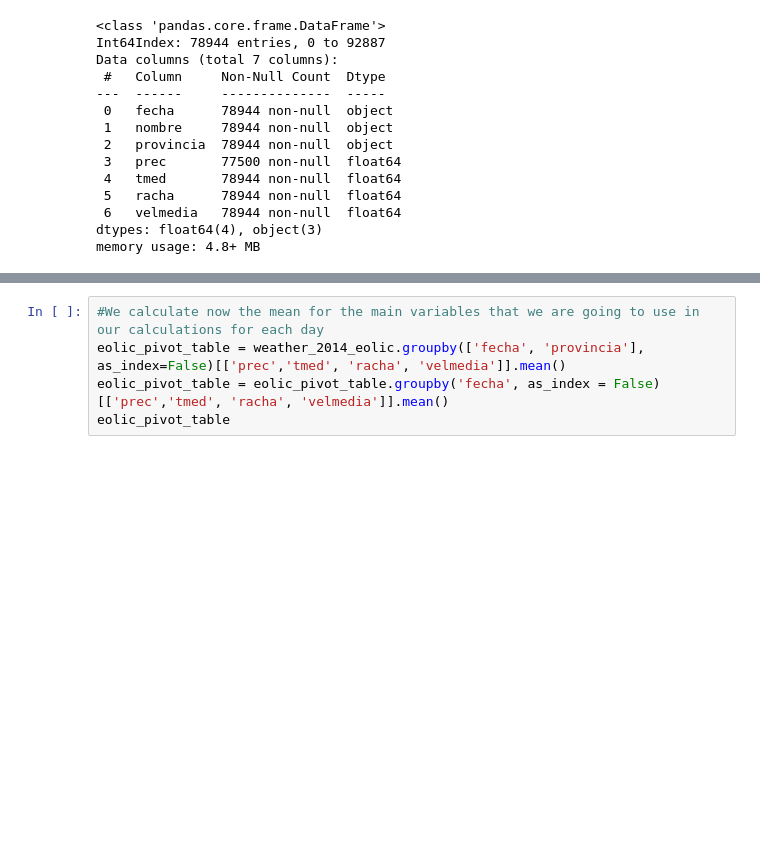
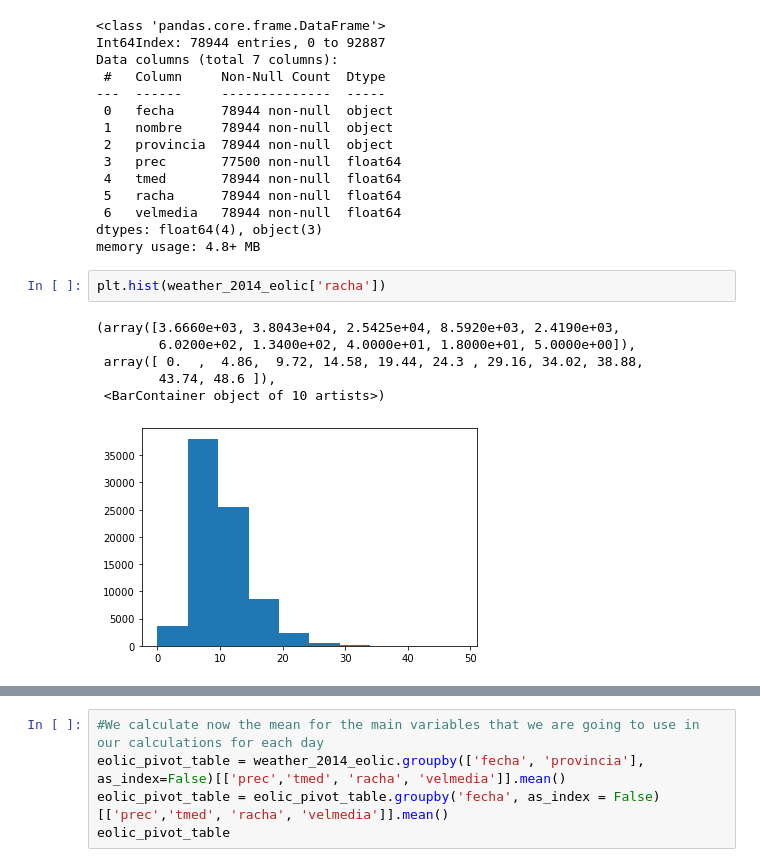
Before and after one commit to fjlafuente/TFM_EFAT, a Jupyter notebook: EFAT_Eolic_Notebook.ipynb, the cells around one changed output, grey strips where cells are left out. Saved outputs shown, nothing was run; the diff lists cells and outputs as text; blank space fills up the shorter version.

```diff
--- a/EFAT_Eolic_Notebook.ipynb
+++ b/EFAT_Eolic_Notebook.ipynb
@@ -187,3 +189,12 @@ Data columns (total 7 columns):
  6   velmedia   78944 non-null  float64
 dtypes: float64(4), object(3)
 memory usage: 4.8+ MB
+# %%
+plt.hist(weather_2014_eolic['racha'])
+# %% [output]
+(array([3.6660e+03, 3.8043e+04, 2.5425e+04, 8.5920e+03, 2.4190e+03,
+        6.0200e+02, 1.3400e+02, 4.0000e+01, 1.8000e+01, 5.0000e+00]),
+ array([ 0.  ,  4.86,  9.72, 14.58, 19.44, 24.3 , 29.16, 34.02, 38.88,
+        43.74, 48.6 ]),
+ <BarContainer object of 10 artists>)
+[figure, added]
```
Also changed, not shown: parts of 10 cells of this notebook, 25 other files.
